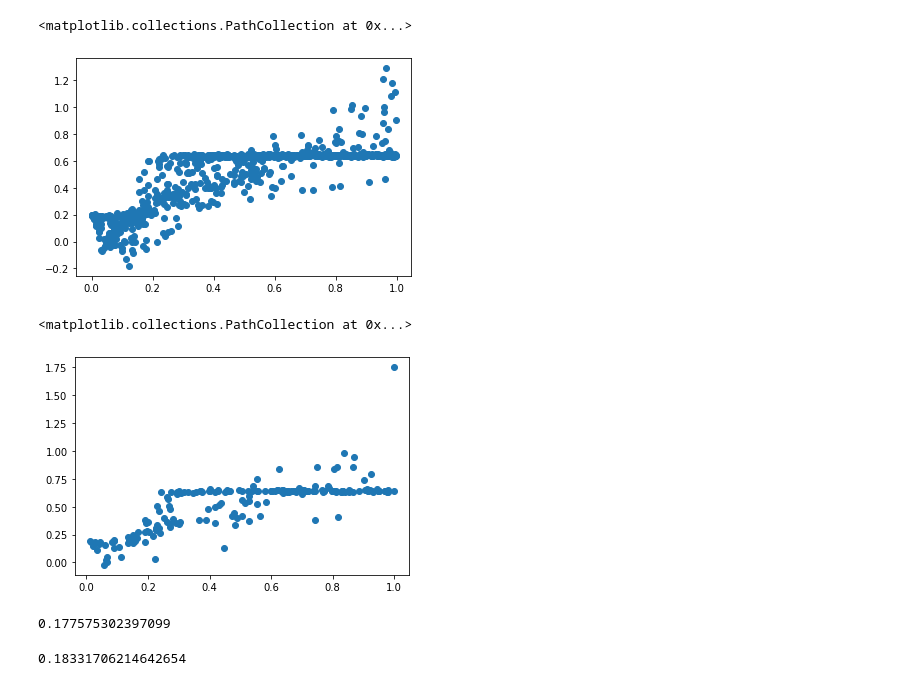
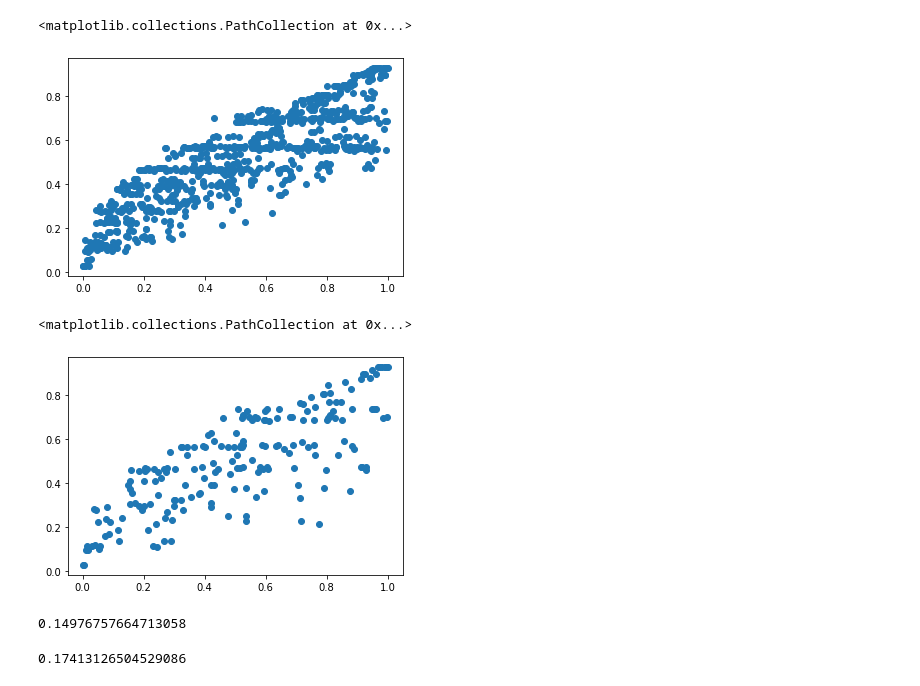
Before and after one commit to dharma610/Neural-network-model-for-compartmenral-model-SIR-and-SEIR-, a Jupyter notebook: project_part_2.ipynb, the cells around one changed output. Drawn from its saved outputs; the diff is of its cells as text; code cells hidden in the pictures.

```diff
--- a/project_part_2.ipynb
+++ b/project_part_2.ipynb
@@ -230,0 +231,11 @@ R2 score of test set is 0.5761405282426675
+# %%
+import xgboost as xgb
+xgb_model = xgb.XGBRegressor(objective="reg:linear", random_state=42)
+
+xgb_model.fit(X_train, y_train)
+
+y_pred_train = xgb_model.predict(X_train)
+
+mse=mean_squared_error(y_train, y_pred_train)
+
+print(np.sqrt(mse))
@@ -231,27 +247,27 @@ R2 score of test set is 0.5761405282426675
 # %%
-plt.scatter(y_train,y_train_predicted)
+plt.scatter(y_train,y_pred_train)
 # %% [output]
 <matplotlib.collections.PathCollection at 0x...>
-[figure, old version]
+[figure, new version]
 # %%
-plt.scatter(y_test,y_test_predict)
+plt.scatter(y_test,y_pred_test)
 # %% [output]
 <matplotlib.collections.PathCollection at 0x...>
-[figure, old version]
+[figure, new version]
 # %%
-SE_train = (y_train - y_train_predicted)**2
+SE_train = (y_train - y_pred_train)**2
 MSE_train = SE_train.sum() /800
 RMSE_train = np.sqrt(MSE_train)
 RMSE_train
 # %% [output]
-0.177575302397099
+0.14976757664713058
 # %%
-SE_test = (y_test - y_test_predict)**2
+SE_test = (y_test - y_pred_test)**2
 MSE_test = SE_test.sum() /200
 RMSE_test = np.sqrt(MSE_test)
 RMSE_test
 # %% [output]
-0.18331706214642654
+0.17413126504529086
 # %%
 train_list = []
 for i in range(1,801):
```
Also changed, not shown: parts of 9 cells of this notebook.
